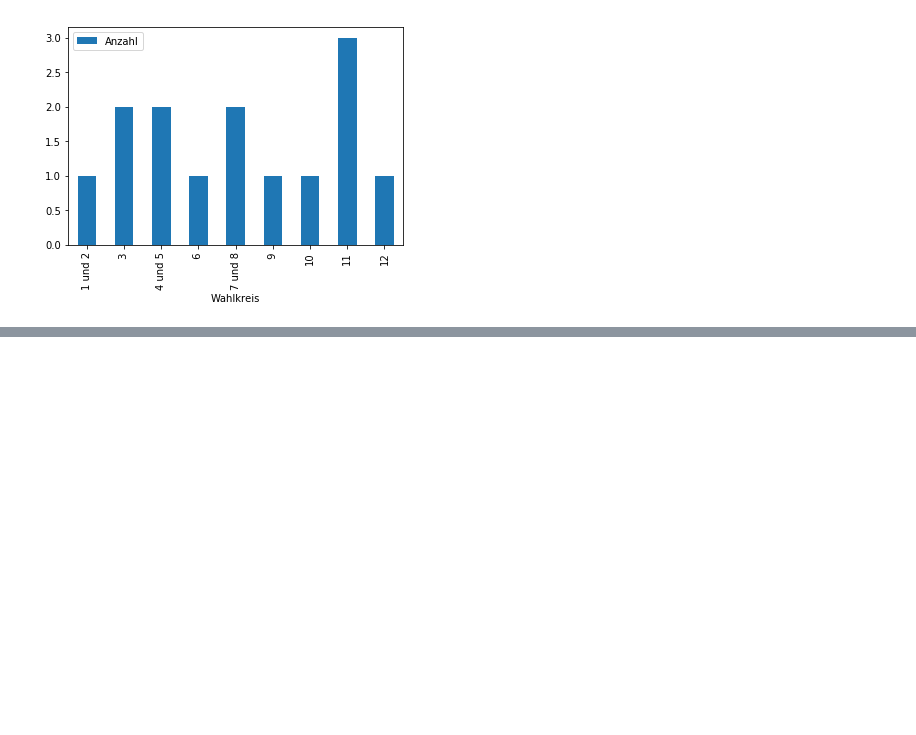
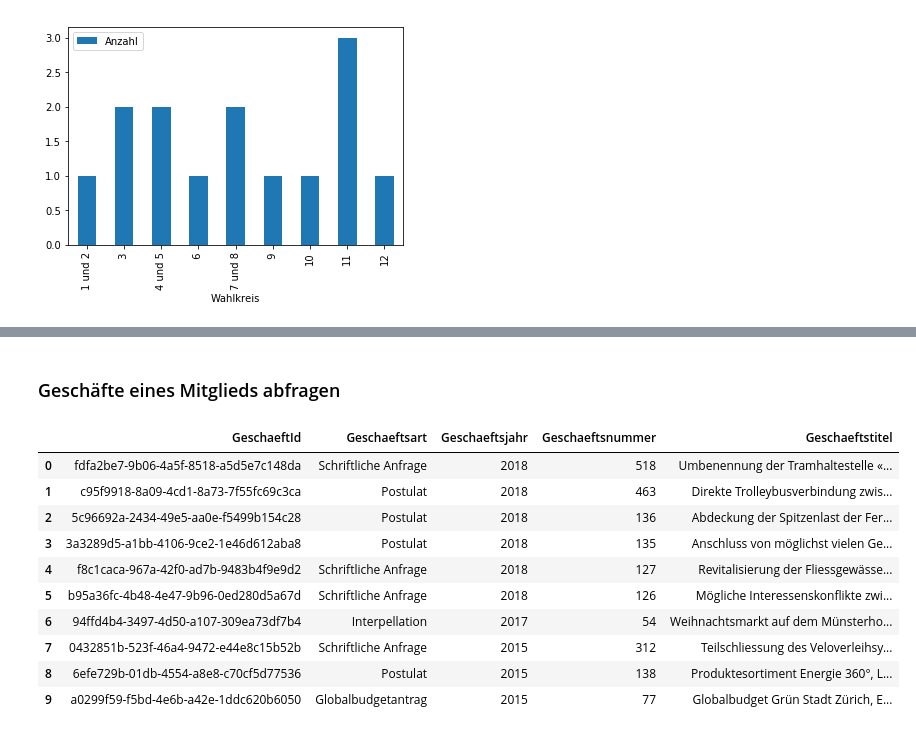
Before and after one commit to opendatazurich/opendatazurich.github.io, a Jupyter notebook: ris-api/RIS-API-Beispiele.ipynb, the cells around one changed output, grey strips where cells are left out. Drawn from its saved outputs; the diff is of its cells as text; code cells hidden in the pictures; blank space fills up the shorter version.

Commit message:
Add geschaeft example

```diff
--- a/ris-api/RIS-API-Beispiele.ipynb
+++ b/ris-api/RIS-API-Beispiele.ipynb
@@ -111,0 +117,6 @@ count_by_wahlkreis.plot.bar(x='Wahlkreis', y='Anzahl')
+# %%
+headers = {'Accept': 'application/json'}
+r = requests.get('https://www.gemeinderat-zuerich.ch/api/Mitglieder', headers=headers)
+members = r.json()
+member = random.choice(members)
+member
@@ -111,0 +131,21 @@ count_by_wahlkreis.plot.bar(x='Wahlkreis', y='Anzahl')
+# %% [markdown]
+### Geschäfte eines Mitglieds abfragen
+# %%
+query = {'personId': member['Id']}
+headers = {'Accept': 'application/json'}
+r = requests.get('https://www.gemeinderat-zuerich.ch/api/Geschaeft', params=query, headers=headers)
+result = r.json()
+deals = pd.DataFrame(result['Geschaefte'])
+deals
+# %% [output]
+|  | GeschaeftId | Geschaeftsart | Geschaeftsjahr | Geschaeftsnummer | Geschaeftstitel |
+| 0 | fdfa2be7-9b06-4a5f-8518-a5d5e7c148da | Schriftliche Anfrage | 2018 | 518 | Umbenennung der Tramhaltestelle «... |
+| 1 | c95f9918-8a09-4cd1-8a73-7f55fc69c3ca | Postulat | 2018 | 463 | Direkte Trolleybusverbindung zwis... |
+| 2 | 5c96692a-2434-49e5-aa0e-f5499b154c28 | Postulat | 2018 | 136 | Abdeckung der Spitzenlast der Fer... |
+| 3 | 3a3289d5-a1bb-4106-9ce2-1e46d612aba8 | Postulat | 2018 | 135 | Anschluss von möglichst vielen Ge... |
+| 4 | f8c1caca-967a-42f0-ad7b-9483b4f9e9d2 | Schriftliche Anfrage | 2018 | 127 | Revitalisierung der Fliessgewässe... |
+| 5 | b95a36fc-4b48-4e47-9b96-0ed280d5a67d | Schriftliche Anfrage | 2018 | 126 | Mögliche Interessenskonflikte zwi... |
+| 6 | 94ffd4b4-3497-4d50-a107-309ea73df7b4 | Interpellation | 2017 | 54 | Weihnachtsmarkt auf dem Münsterho... |
+| 7 | 0432851b-523f-46a4-9472-e44e8c15b52b | Schriftliche Anfrage | 2015 | 312 | Teilschliessung des Veloverleihsy... |
+| 8 | 6efe729b-01db-4554-a8e8-c70cf5d77536 | Postulat | 2015 | 138 | Produktesortiment Energie 360°, L... |
+| 9 | a0299f59-f5bd-4e6b-a42e-1ddc620b6050 | Globalbudgetantrag | 2015 | 77 | Globalbudget Grün Stadt Zürich, E... |
```
Also changed, not shown: parts of 3 cells of this notebook.
